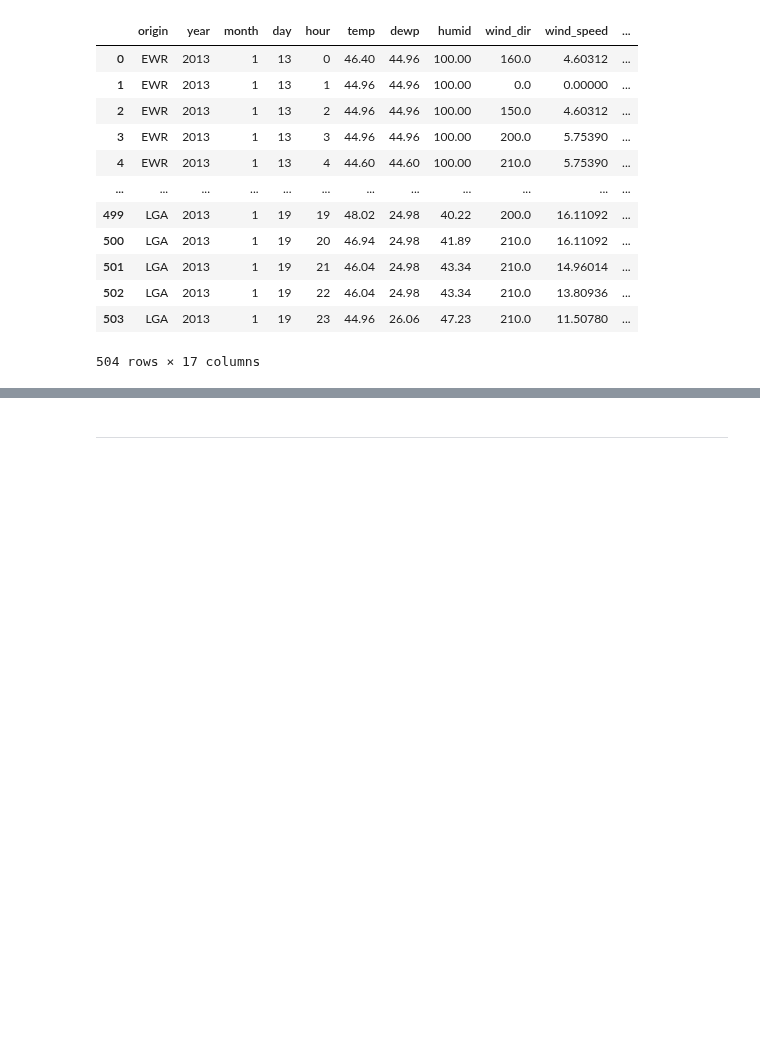
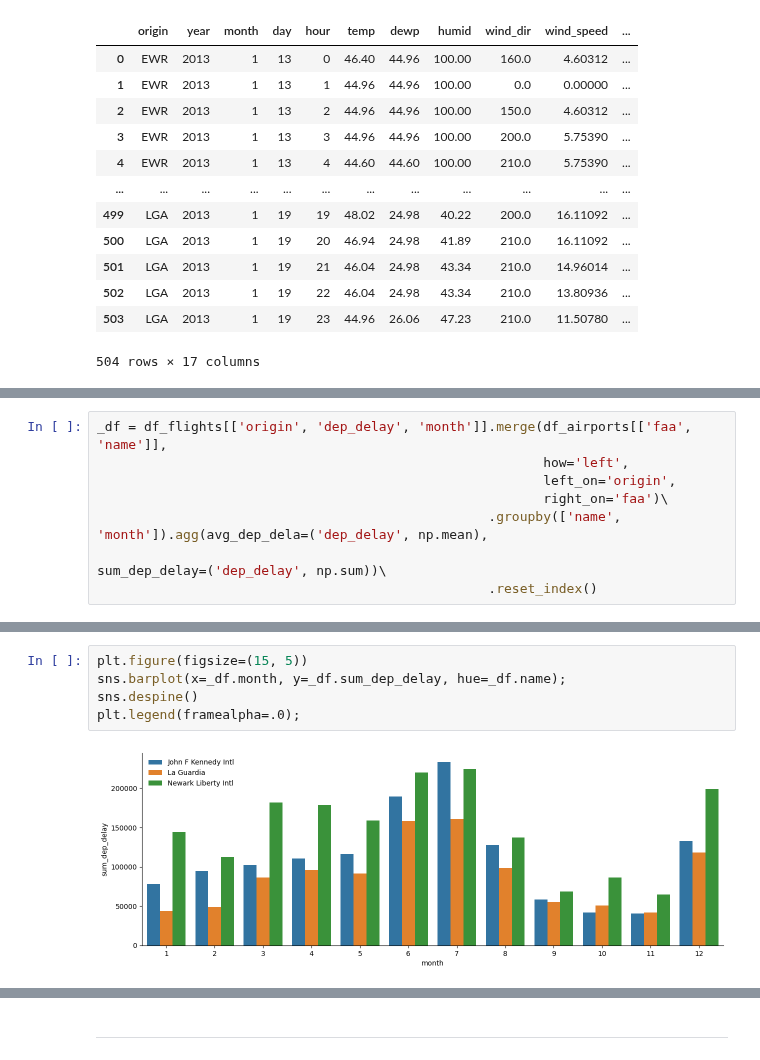
Before and after one commit to datakolektiv/dss03python2023, a Jupyter notebook: session10/dss03_py_session10b.ipynb, the cells around one changed output, grey strips where cells are left out. Saved outputs shown, nothing was run; the diff lists cells and outputs as text; blank space fills up the shorter version.

```diff
--- a/session10/dss03_py_session10b.ipynb
+++ b/session10/dss03_py_session10b.ipynb
@@ -564,0 +1571,8 @@ query_database(query_string)
+# %%
+_df = df_flights[['origin', 'dep_delay', 'month']].merge(df_airports[['faa', 'name']],
+                                                         how='left',
+                                                         left_on='origin',
+                                                         right_on='faa')\
+                                                  .groupby(['name', 'month']).agg(avg_dep_dela=('dep_delay', np.mean),
+                                                                                  sum_dep_delay=('dep_delay', np.sum))\
+                                                  .reset_index()
@@ -564,0 +1599,7 @@ query_database(query_string)
+# %%
+plt.figure(figsize=(15, 5))
+sns.barplot(x=_df.month, y=_df.sum_dep_delay, hue=_df.name);
+sns.despine()
+plt.legend(framealpha=.0);
+# %% [output]
+[figure, added]
```
Also changed, not shown: parts of 99 cells of this notebook, 7 other files.
